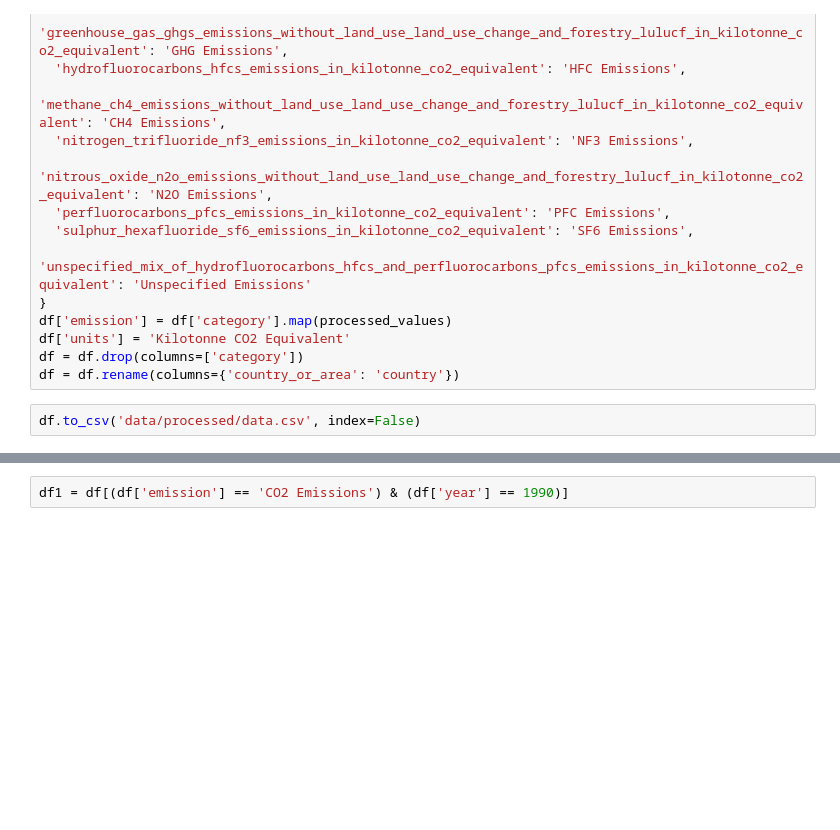
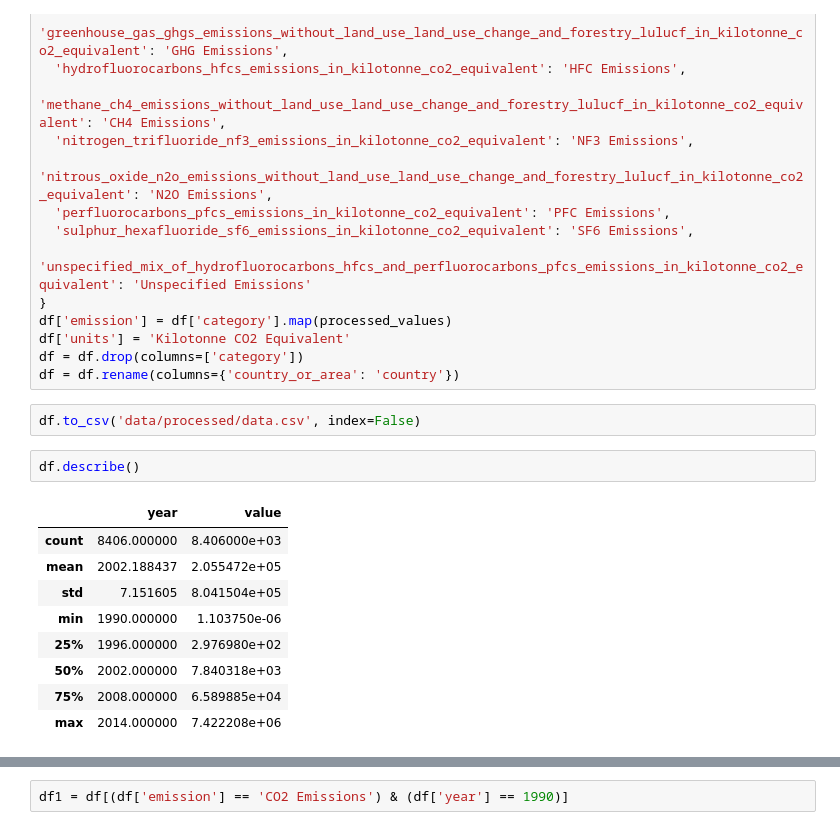
Before and after one commit to nadiejcp/VisualizacionDatos_FinalProject, a Jupyter notebook: data_analysis/analyze.ipynb, the cells around one changed output, grey strips where cells are left out. Saved outputs shown, nothing was run; the diff lists cells and outputs as text; blank space fills up the shorter version.

```diff
--- a/data_analysis/analyze.ipynb
+++ b/data_analysis/analyze.ipynb
@@ -53,3 +53,15 @@ df = df.drop(columns=['category'])
 df = df.rename(columns={'country_or_area': 'country'})
 # %%
 df.to_csv('data/processed/data.csv', index=False)
+# %%
+df.describe()
+# %% [output]
+|  | year | value |
+| count | 8406.000000 | 8.406000e+03 |
+| mean | 2002.188437 | 2.055472e+05 |
+| std | 7.151605 | 8.041504e+05 |
+| min | 1990.000000 | 1.103750e-06 |
+| 25% | 1996.000000 | 2.976980e+02 |
+| 50% | 2002.000000 | 7.840318e+03 |
+| 75% | 2008.000000 | 6.589885e+04 |
+| max | 2014.000000 | 7.422208e+06 |
```
Also changed, not shown: parts of 1 cell of this notebook, 5 other files.
